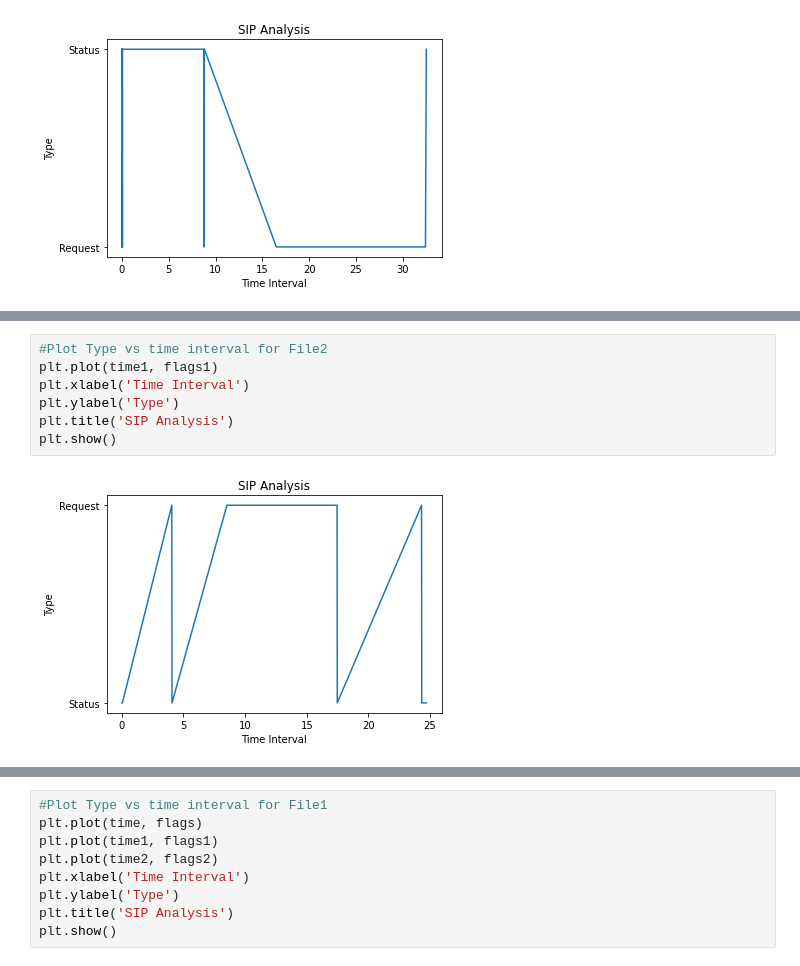
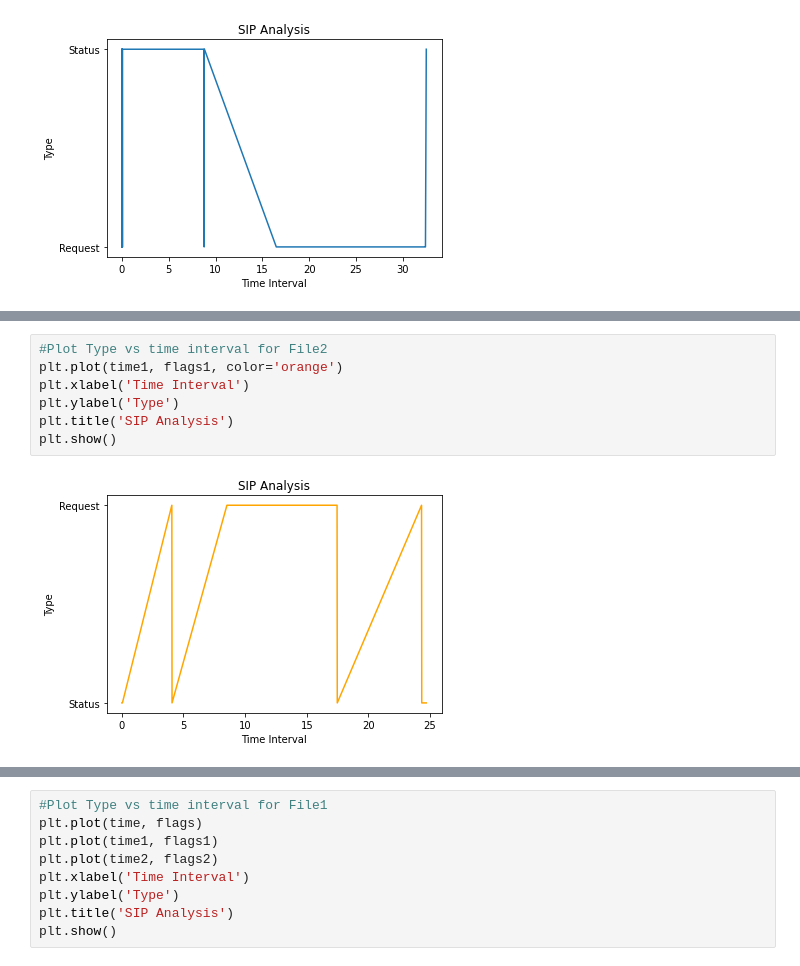
Before and after one commit to akashdecoder/CISCO_PROJECT_SIP_PROTOCOL, a Jupyter notebook: SIPAnalysis.ipynb, the cells around one changed output, grey strips where cells are left out. Saved outputs shown, nothing was run; the diff lists cells and outputs as text.

```diff
--- a/SIPAnalysis.ipynb
+++ b/SIPAnalysis.ipynb
@@ -328,9 +330,9 @@ plt.show()
 # %%
 #Plot Type vs time interval for File2
-plt.plot(time1, flags1)
+plt.plot(time1, flags1, color='orange')
 plt.xlabel('Time Interval')
 plt.ylabel('Type')
 plt.title('SIP Analysis')
 plt.show()
 # %% [output]
-[figure, old version]
+[figure, new version]
```
Also changed, not shown: parts of 4 cells of this notebook.
